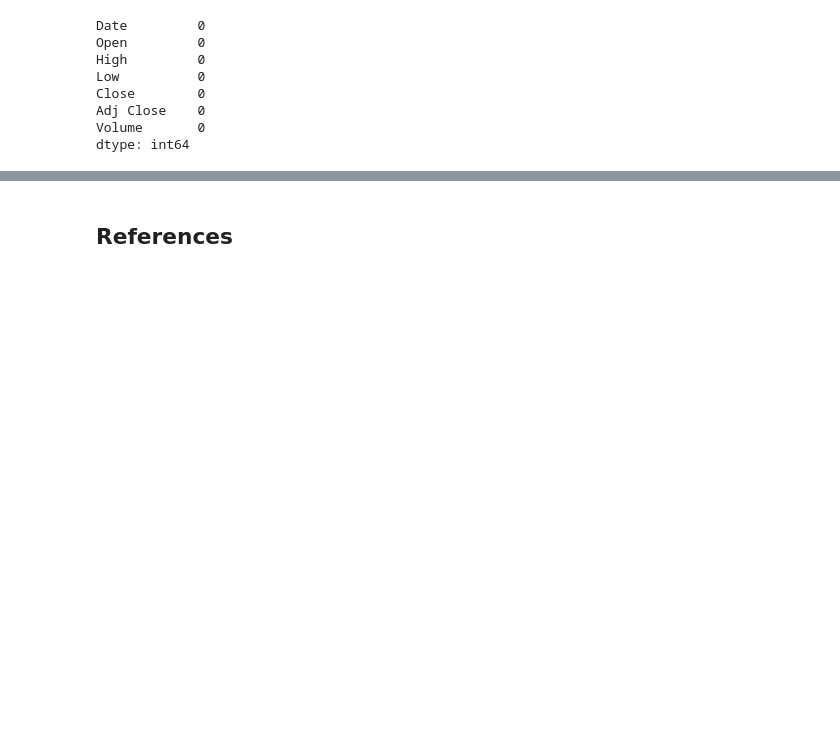
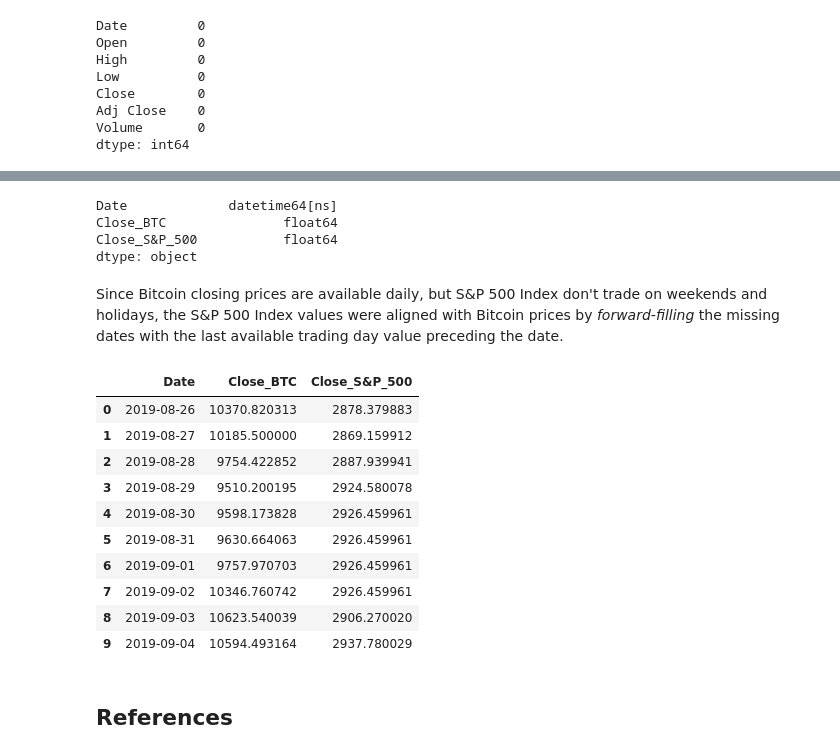
Before and after one commit to kostadinlambov/Bitcoin-and-Stock-Market-Correlation, a Jupyter notebook: Notebook/Bitcoin_and_Stock_Market_Correlation.ipynb, the cells around one changed output, grey strips where cells are left out. Drawn from its saved outputs; the diff is of its cells as text; code cells hidden in the pictures; blank space fills up the shorter version.

```diff
--- a/Notebook/Bitcoin_and_Stock_Market_Correlation.ipynb
+++ b/Notebook/Bitcoin_and_Stock_Market_Correlation.ipynb
@@ -216,3 +292,27 @@ dtype: int64
+# %%
+data_merged.dtypes
+# %% [output]
+Date             datetime64[ns]
+Close_BTC               float64
+Close_S&P_500           float64
+dtype: object
+# %% [markdown]
+Since Bitcoin closing prices are available daily, but S&P 500 Index don't trade on weekends and holidays, the S&P 500 Index values were aligned with Bitcoin prices by *forward-filling* the missing dates with the last available trading day value preceding the date.
+# %%
+data_filled = data_merged.ffill()
+data_filled.head(10)
+# %% [output]
+|  | Date | Close_BTC | Close_S&P_500 |
+| 0 | 2019-08-26 | 10370.820313 | 2878.379883 |
+| 1 | 2019-08-27 | 10185.500000 | 2869.159912 |
+| 2 | 2019-08-28 | 9754.422852 | 2887.939941 |
+| 3 | 2019-08-29 | 9510.200195 | 2924.580078 |
+| 4 | 2019-08-30 | 9598.173828 | 2926.459961 |
+| 5 | 2019-08-31 | 9630.664063 | 2926.459961 |
+| 6 | 2019-09-01 | 9757.970703 | 2926.459961 |
+| 7 | 2019-09-02 | 10346.760742 | 2926.459961 |
+| 8 | 2019-09-03 | 10623.540039 | 2906.270020 |
+| 9 | 2019-09-04 | 10594.493164 | 2937.780029 |
 # %% [markdown]
 ## References
 # %% [markdown]
```
Also changed, not shown: parts of 16 cells of this notebook, 4 other files.
